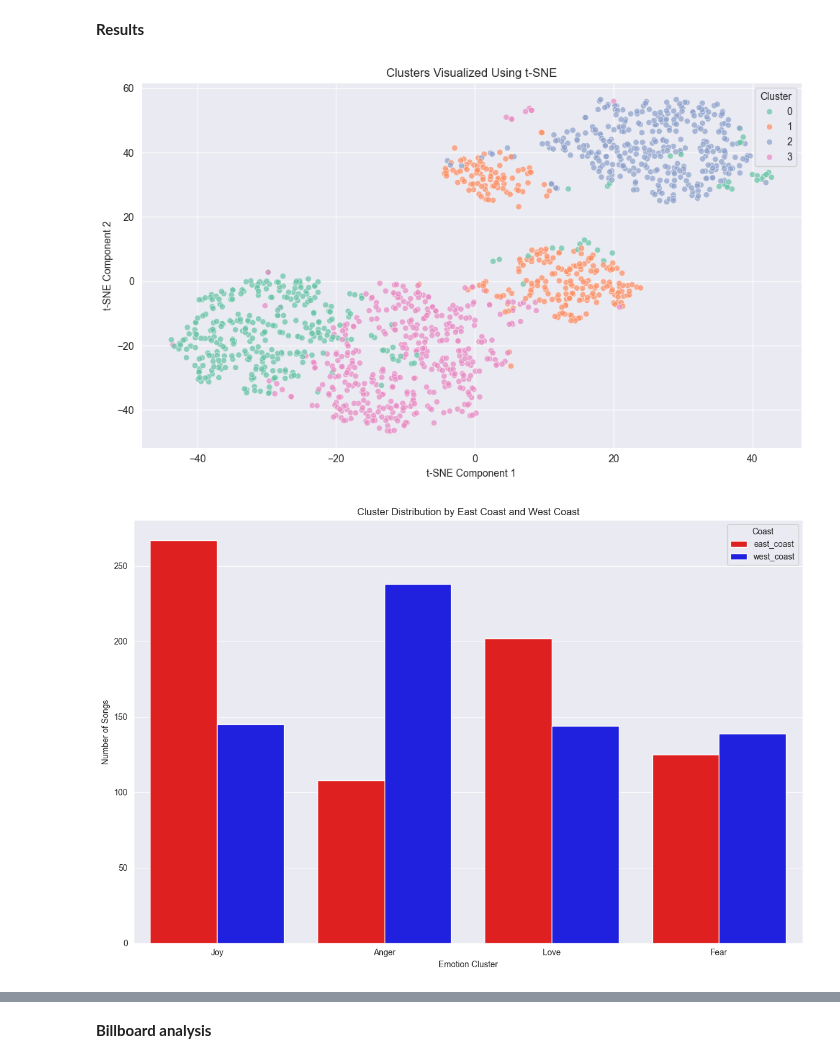
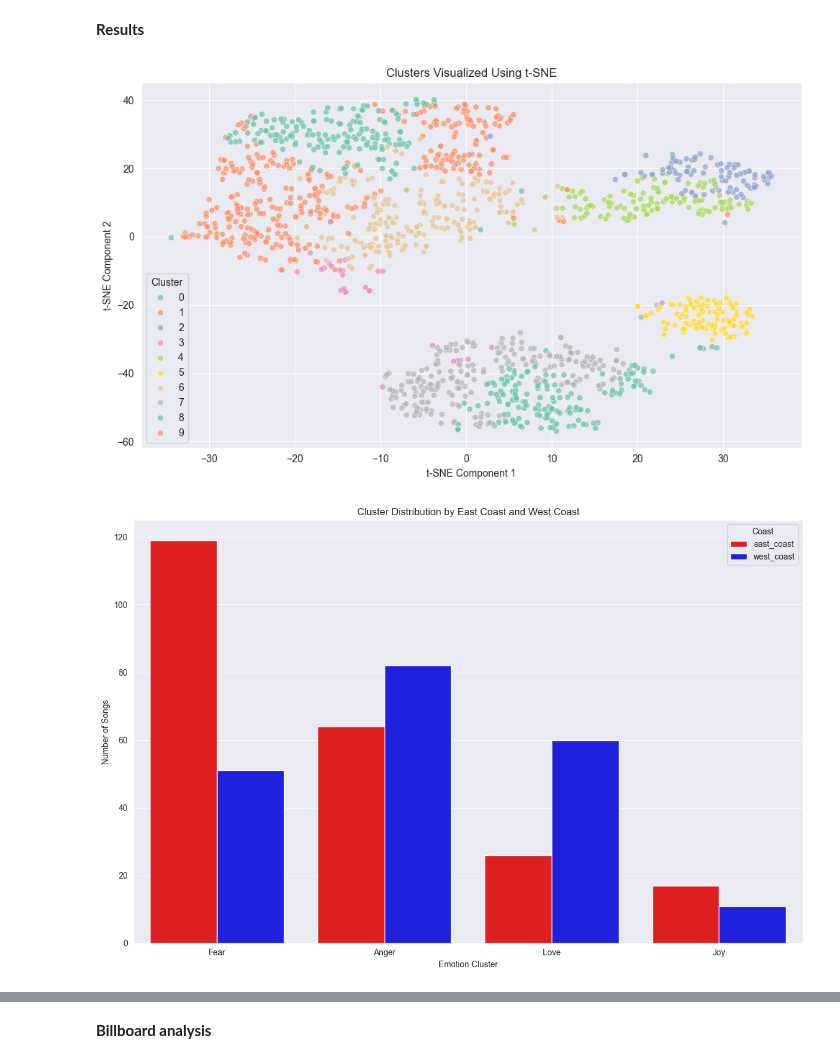
Before and after one commit to borosabel/PopMusicInformationRetrieval, a Jupyter notebook: Emotion Analysis/emotion_analysis_combined.ipynb, the cells around one changed output, grey strips where cells are left out. Cells and saved outputs as stored; diff of their text form; code cells hidden in the pictures.

```diff
--- a/Emotion Analysis/emotion_analysis_combined.ipynb
+++ b/Emotion Analysis/emotion_analysis_combined.ipynb
@@ -30,5 +28,5 @@ importlib.reload(utils)
 # %%
-data = '../Data/dataframes/df_preprocessed_with_features.pkl'
+data = '../Data/pkl_data/df_preprocessed_with_features.pkl'
 df = pd.read_pickle(data)
 # %%
 df
@@ -171,6 +169,7 @@ silhouette_scores = []
 
 for k in cluster_range:
     kmeans = KMeans(n_clusters=k, random_state=42)
+    df['pseudo_label'] = kmeans.fit_predict(X_weighted)
     labels = kmeans.fit_predict(X_weighted)
     silhouette_avg = silhouette_score(X_weighted, labels)
     silhouette_scores.append(silhouette_avg)
@@ -185,23 +184,23 @@ Best number of clusters: 3
 # %%
 # Reduce features to 2 dimensions using t-SNE
 tsne = TSNE(n_components=2, random_state=42)
-tsne_features = tsne.fit_transform(df_scaled_features)
+tsne_features = tsne.fit_transform(X_weighted)
 
 # Add t-SNE components to the DataFrame
 df['tSNE1'] = tsne_features[:, 0]
 df['tSNE2'] = tsne_features[:, 1]
 
 # Plotting the clusters using t-SNE
 plt.figure(figsize=(10, 6))
 sns.scatterplot(data=df, x='tSNE1', y='tSNE2', hue='pseudo_label', palette='Set2', alpha=0.7)
 plt.title('Clusters Visualized Using t-SNE')
 plt.xlabel('t-SNE Component 1')
 plt.ylabel('t-SNE Component 2')
 plt.legend(title='Cluster')
 plt.tight_layout()
 plt.show()
 # %% [output]
-[figure, old version]
+[figure, new version]
 # %%
 emotion_labels = {0: 'Anger', 1: 'Fear', 2: 'Love', 3: 'Joy'}
 
@@ -220,7 +219,7 @@ plt.tight_layout()
 
 plt.show()
 # %% [output]
-[figure, old version]
+[figure, new version]
 # %%
 pac_songs_df = df[(df['Artist'] == 'Pac')].copy()
 pac_songs_df = pac_songs_df[pac_songs_df['Release Year'] == 1996]
```
Also changed, not shown: parts of 8 cells of this notebook, 1 other file.
